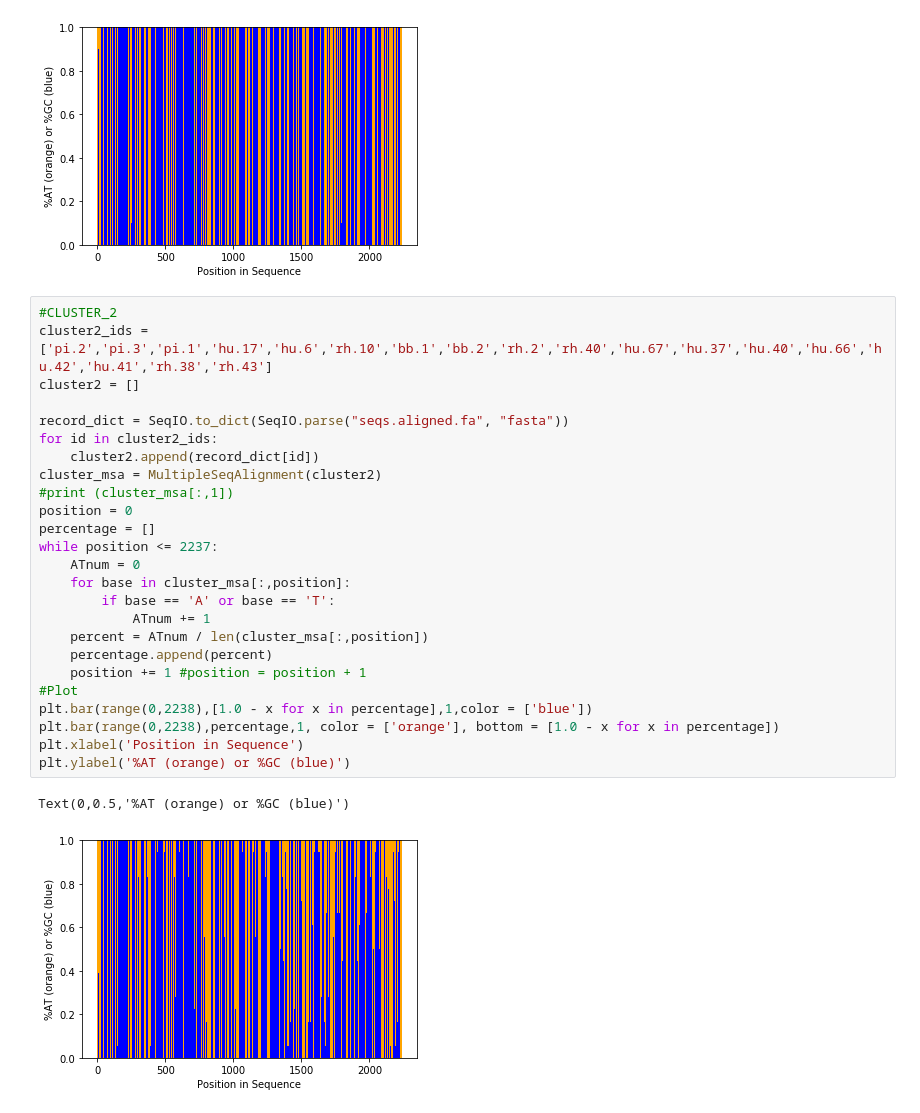
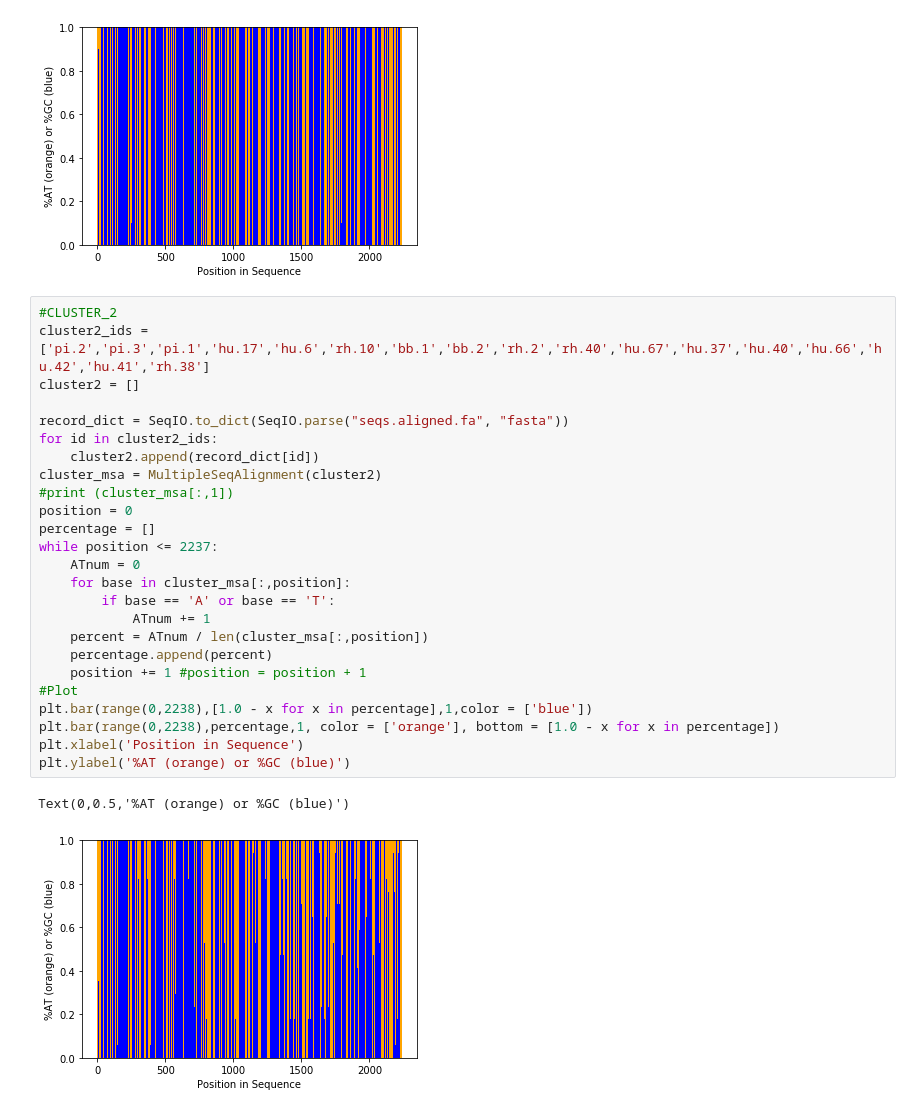
Before and after one commit to naserabd/bioe131lab2, a Jupyter notebook: Lab_2.ipynb, the cells around one changed output. Cells and saved outputs as stored; diff of their text form.

```diff
--- a/Lab_2.ipynb
+++ b/Lab_2.ipynb
@@ -99,31 +95,31 @@ Text(0,0.5,'%AT (orange) or %GC (blue)')
 [figure]
 # %%
 #CLUSTER_2
-cluster2_ids = ['pi.2','pi.3','pi.1','hu.17','hu.6','rh.10','bb.1','bb.2','rh.2','rh.40','hu.67','hu.37','hu.40','hu.66','hu.42','hu.41','rh.38','rh.43']
+cluster2_ids = ['pi.2','pi.3','pi.1','hu.17','hu.6','rh.10','bb.1','bb.2','rh.2','rh.40','hu.67','hu.37','hu.40','hu.66','hu.42','hu.41','rh.38']
 cluster2 = []
 
 record_dict = SeqIO.to_dict(SeqIO.parse("seqs.aligned.fa", "fasta"))
 for id in cluster2_ids:
     cluster2.append(record_dict[id])
 cluster_msa = MultipleSeqAlignment(cluster2)
 #print (cluster_msa[:,1])
 position = 0
 percentage = []
 while position <= 2237:
     ATnum = 0
     for base in cluster_msa[:,position]:
         if base == 'A' or base == 'T':
             ATnum += 1
     percent = ATnum / len(cluster_msa[:,position])
     percentage.append(percent)
     position += 1 #position = position + 1
 #Plot
 plt.bar(range(0,2238),[1.0 - x for x in percentage],1,color = ['blue'])
 plt.bar(range(0,2238),percentage,1, color = ['orange'], bottom = [1.0 - x for x in percentage])
 plt.xlabel('Position in Sequence')
 plt.ylabel('%AT (orange) or %GC (blue)')
 # %% [output]
 Text(0,0.5,'%AT (orange) or %GC (blue)')
-[figure, old version]
+[figure, new version]
 # %%
 #CLUSTER_3
```
Also changed, not shown: parts of 6 cells of this notebook, 1 other file.
